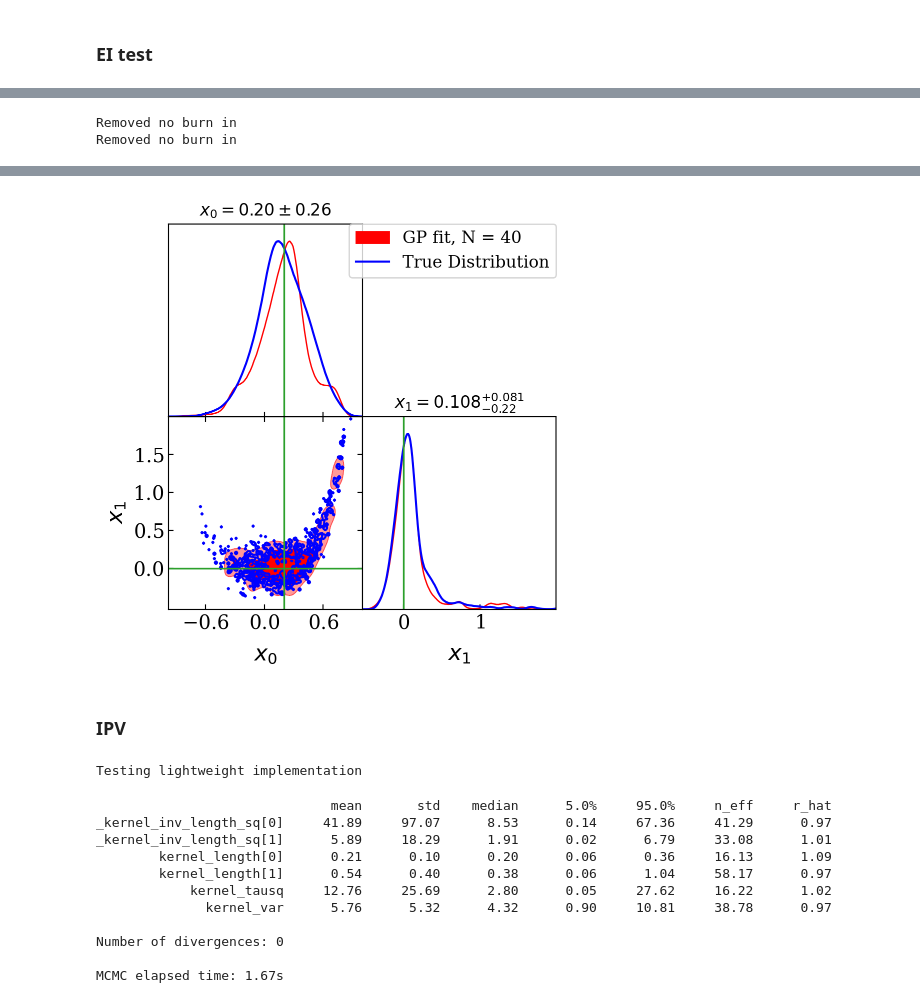
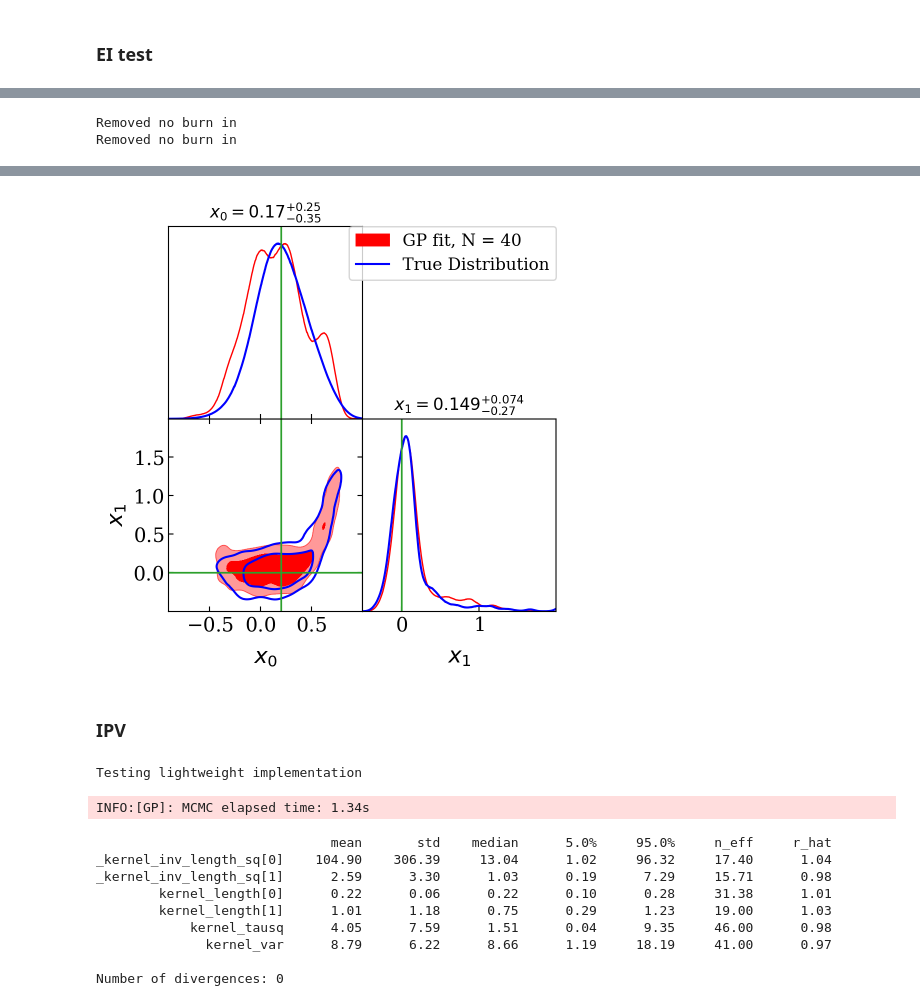
Before and after one commit to Ameek94/BOBE, a Jupyter notebook: examples/Banana_2D.ipynb, the cells around one changed output, grey strips where cells are left out. Cells and saved outputs as stored; diff of their text form; code cells hidden in the pictures.

```diff
--- a/examples/Banana_2D.ipynb
+++ b/examples/Banana_2D.ipynb
@@ -99,5 +95,5 @@ MCMC elapsed time: 2.75s
 # %%
-nsteps = 32 # 32
+nsteps = 16 # 32
 mc_points_size = 16
 start = time.time()
 for i in range(nsteps):
@@ -125,6 +121,5 @@ for i in range(nsteps):
     gp.fit(rng_key,warmup_steps=256,num_samples=256,thinning=16,verbose=False) # change rng key?
     print(f"----------------------Step {i+1} complete----------------------\n")
 
-
 print(f"BO took {time.time() - start:.2f} s ")
 # %% [output]
@@ -280,7 +208,6 @@ print(f"LogZ "+"".join(f"{key}: {value:.4f}, " for key, value in logz_dict.items
 samples_jns = resample(key=jax.random.PRNGKey(0),
                     samples=results.samples,
                     log_weights=results.log_dp_mean,
-                    S=4000*ndim,
                     replace=True,)
 print(samples_jns['x'].shape)
 # %% [output]
@@ -297,7 +224,7 @@ names = [r"x_{0}".format(i) for i in range(ndim)]
 ranges =  param_bounds.T
 f_mean = np.array([0.2,0.])
 jns_samples = MCSamples(samples=samples_jns['x'][::4],names=names, labels = labels,ranges=ranges) # a comparison run
-gp_samples = MCSamples(samples=samples[::2],names=names, labels = labels,ranges=ranges)
+gp_samples = MCSamples(samples=samples[::4],names=names, labels = labels,ranges=ranges)
 g = plots.get_subplot_plotter(subplot_size=2.5,subplot_size_ratio=1)
 # g.settings.num_plot_contours = 2
 g.settings.axes_labelsize = 18
@@ -319,7 +245,10 @@ WARNING:root:fine_bins_2D not large enough for optimal density: x_0, x_1
-[figure, old version]
+[figure, new version]
 # %% [markdown]
 ### IPV
 # %%
+ninit = 16
+ndim = 2
+
 train_x_unit = qmc.Sobol(ndim, scramble=True).random(ninit)
 
 train_x = input_unstandardize(train_x_unit)
@@ -330,21 +259,20 @@ def loglike(X):
 train_y = loglike(train_x)
 print("Testing lightweight implementation")
 
-gp = saas_fbgp(train_x_unit,train_y,noise=1e-4)
+gp = saas_fbgp(train_x_unit,train_y,noise=1e-6)
 seed = 0
 rng_key, _ = random.split(random.PRNGKey(seed), 2)
 gp.fit(rng_key,warmup_steps=512,num_samples=512,thinning=16,verbose=True)
 # %% [output]
 Testing lightweight implementation
-                              mean       std    median      5.0%     95.0%     n_eff     r_hat
-_kernel_inv_length_sq[0]     41.89     97.07      8.53      0.14     67.36     41.29      0.97
-_kernel_inv_length_sq[1]      5.89     18.29      1.91      0.02      6.79     33.08      1.01
-        kernel_length[0]      0.21      0.10      0.20      0.06      0.36     16.13      1.09
-        kernel_length[1]      0.54      0.40      0.38      0.06      1.04     58.17      0.97
-            kernel_tausq     12.76     25.69      2.80      0.05     27.62     16.22      1.02
-              kernel_var      5.76      5.32      4.32      0.90     10.81     38.78      0.97
-
-Number of divergences: 0
-
-MCMC elapsed time: 1.67s
+INFO:[GP]: MCMC elapsed time: 1.34s
+                              mean       std    median      5.0%     95.0%     n_eff     r_hat
+_kernel_inv_length_sq[0]    104.90    306.39     13.04      1.02     96.32     17.40      1.04
+_kernel_inv_length_sq[1]      2.59      3.30      1.03      0.19      7.29     15.71      0.98
+        kernel_length[0]      0.22      0.06      0.22      0.10      0.28     31.38      1.01
+        kernel_length[1]      1.01      1.18      0.75      0.29      1.23     19.00      1.03
+            kernel_tausq      4.05      7.59      1.51      0.04      9.35     46.00      0.98
+              kernel_var      8.79      6.22      8.66      1.19     18.19     41.00      0.97
+
+Number of divergences: 0
 # %%
```
Also changed, not shown: parts of 14 cells of this notebook, 10 other files.
